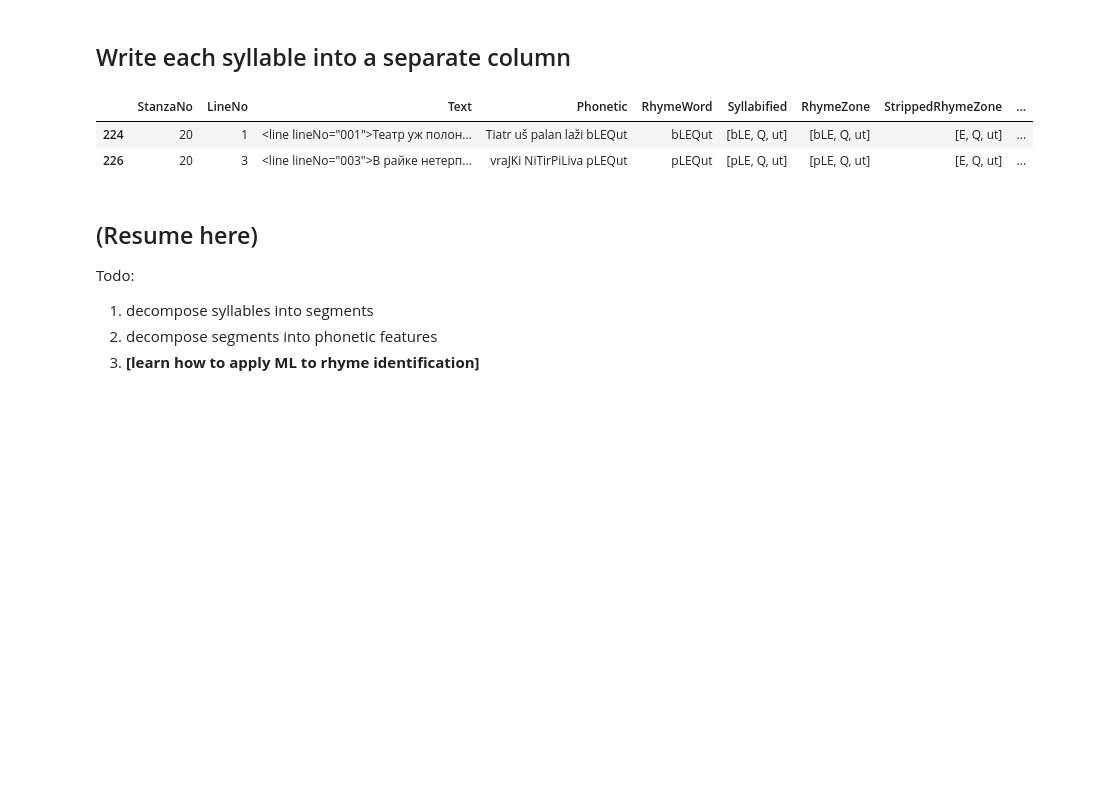
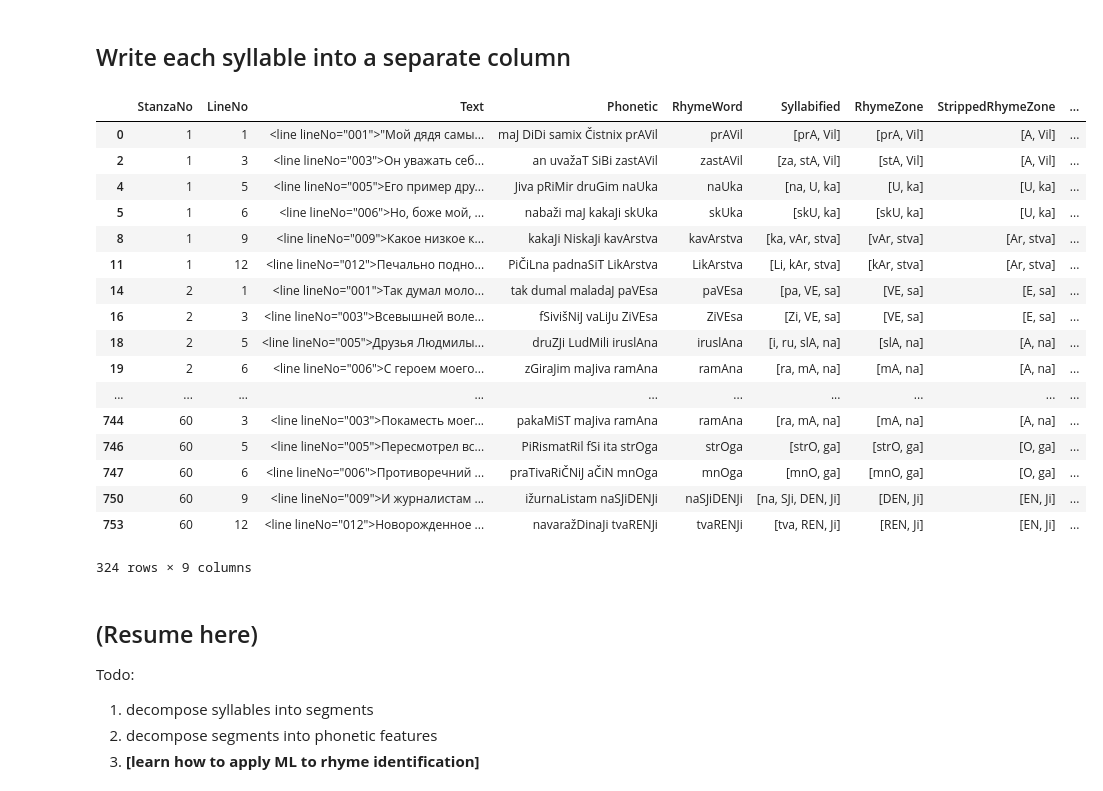
Before and after one commit to Data-Science-for-Linguists-2019/russian_rhyme, a Jupyter notebook: progress_report_2.ipynb, the cells around one changed output. Cells and saved outputs as stored; diff of their text form; code cells hidden in the pictures; blank space fills up the shorter version.

```diff
--- a/progress_report_2.ipynb
+++ b/progress_report_2.ipynb
@@ -237,14 +237,30 @@ df.loc[[0, 1, 12]] # 0 = feminine, 1 = closed masculine, 12 = open masculine
 # %%
 df["syllcounts"] = df["StrippedRhymeZone"].apply(len)
 maxSylls = df["syllcounts"].max() # longest word in syllable count; hold on to this for processing later
-for i in range(maxSylls): # Use max syllable count in rzs to create tonic, posttonic, etc. columns
-    df['t' + str(i)] = [x[i] if len(x) > i else None for x in df["StrippedRhymeZone"] ]
-df[df["t2"].notnull()]
-# FIXME: errors in phonetic transcription (158, 218, 686), Q (224, 226)
+# for i in range(maxSylls): # Use max syllable count in rzs to create tonic, posttonic, etc. columns
+#     df['t' + str(i)] = [x[i] if len(x) > i else None for x in df["StrippedRhymeZone"] ]
+# df[df["t2"].notnull()]
+# FIXME: add tests for all lexical replacements (lexical.json) and Q in syllabification
+df[df["syllcounts"] == 2]
 # %% [output]
 |  | StanzaNo | LineNo | Text | Phonetic | RhymeWord | Syllabified | RhymeZone | StrippedRhymeZone | ... |
-| 224 | 20 | 1 | <line lineNo="001">Театр уж полон... | Tiatr uš palan laži bLEQut | bLEQut | [bLE, Q, ut] | [bLE, Q, ut] | [E, Q, ut] | ... |
-| 226 | 20 | 3 | <line lineNo="003">В райке нетерп... | vraJKi NiTirPiLiva pLEQut | pLEQut | [pLE, Q, ut] | [pLE, Q, ut] | [E, Q, ut] | ... |
+| 0 | 1 | 1 | <line lineNo="001">"Мой дядя самы... | maJ DiDi samix Čistnix prAVil | prAVil | [prA, Vil] | [prA, Vil] | [A, Vil] | ... |
+| 2 | 1 | 3 | <line lineNo="003">Он уважать себ... | an uvažaT SiBi zastAVil | zastAVil | [za, stA, Vil] | [stA, Vil] | [A, Vil] | ... |
+| 4 | 1 | 5 | <line lineNo="005">Его пример дру... | Jiva pRiMir druGim naUka | naUka | [na, U, ka] | [U, ka] | [U, ka] | ... |
+| 5 | 1 | 6 | <line lineNo="006">Но, боже мой, ... | nabaži maJ kakaJi skUka | skUka | [skU, ka] | [skU, ka] | [U, ka] | ... |
+| 8 | 1 | 9 | <line lineNo="009">Какое низкое к... | kakaJi NiskaJi kavArstva | kavArstva | [ka, vAr, stva] | [vAr, stva] | [Ar, stva] | ... |
+| 11 | 1 | 12 | <line lineNo="012">Печально подно... | PiČiLna padnaSiT LikArstva | LikArstva | [Li, kAr, stva] | [kAr, stva] | [Ar, stva] | ... |
+| 14 | 2 | 1 | <line lineNo="001">Так думал моло... | tak dumal maladaJ paVEsa | paVEsa | [pa, VE, sa] | [VE, sa] | [E, sa] | ... |
+| 16 | 2 | 3 | <line lineNo="003">Всевышней воле... | fSivišNiJ vaLiJu ZiVEsa | ZiVEsa | [Zi, VE, sa] | [VE, sa] | [E, sa] | ... |
+| 18 | 2 | 5 | <line lineNo="005">Друзья Людмилы... | druZJi LudMili iruslAna | iruslAna | [i, ru, slA, na] | [slA, na] | [A, na] | ... |
+| 19 | 2 | 6 | <line lineNo="006">С героем моего... | zGiraJim maJiva ramAna | ramAna | [ra, mA, na] | [mA, na] | [A, na] | ... |
+| ... | ... | ... | ... | ... | ... | ... | ... | ... | ... |
+| 744 | 60 | 3 | <line lineNo="003">Покаместь моег... | pakaMiST maJiva ramAna | ramAna | [ra, mA, na] | [mA, na] | [A, na] | ... |
+| 746 | 60 | 5 | <line lineNo="005">Пересмотрел вс... | PiRismatRil fSi ita strOga | strOga | [strO, ga] | [strO, ga] | [O, ga] | ... |
+| 747 | 60 | 6 | <line lineNo="006">Противоречний ... | praTivaRiČNiJ aČiN mnOga | mnOga | [mnO, ga] | [mnO, ga] | [O, ga] | ... |
+| 750 | 60 | 9 | <line lineNo="009">И журналистам ... | ižurnaListam naSJiDENJi | naSJiDENJi | [na, SJi, DEN, Ji] | [DEN, Ji] | [EN, Ji] | ... |
+| 753 | 60 | 12 | <line lineNo="012">Новорожденное ... | navaražDinaJi tvaRENJi | tvaRENJi | [tva, REN, Ji] | [REN, Ji] | [EN, Ji] | ... |
+324 rows × 9 columns
 # %% [markdown]
 ## (Resume here)
 
```
Also changed, not shown: 1 other file.
